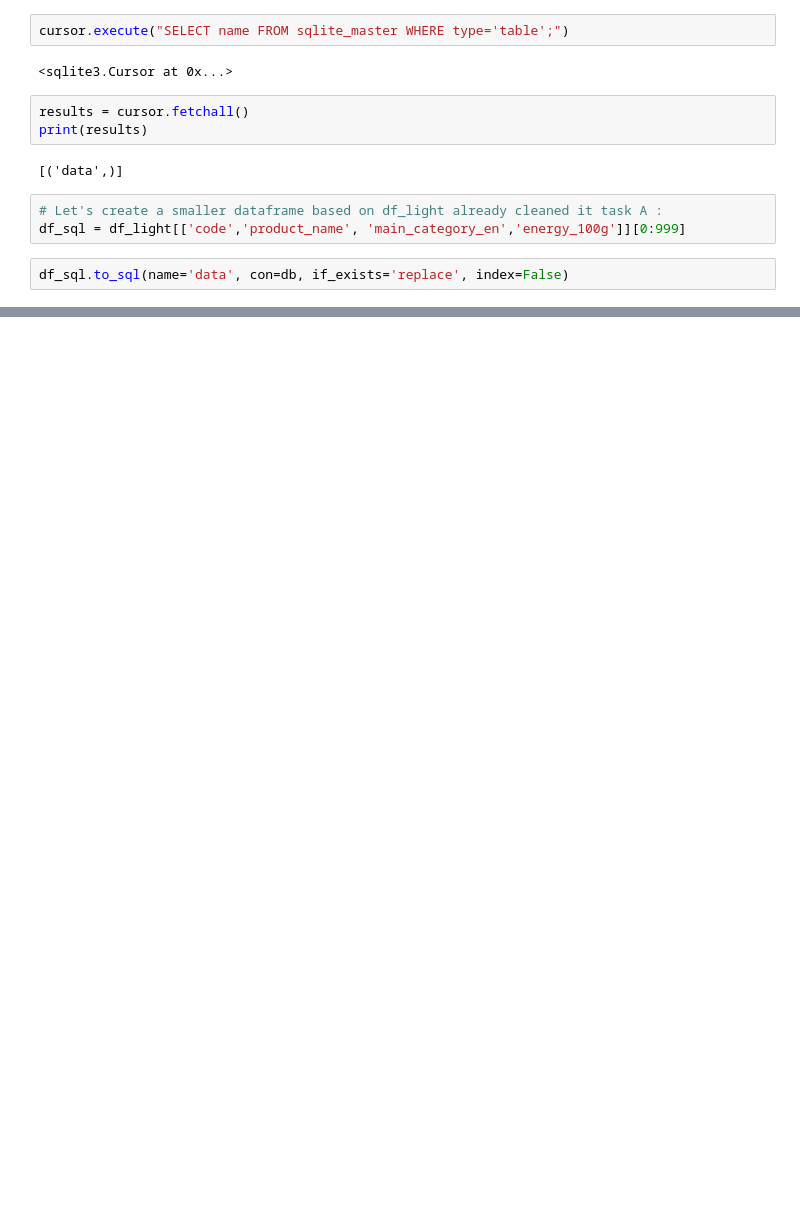
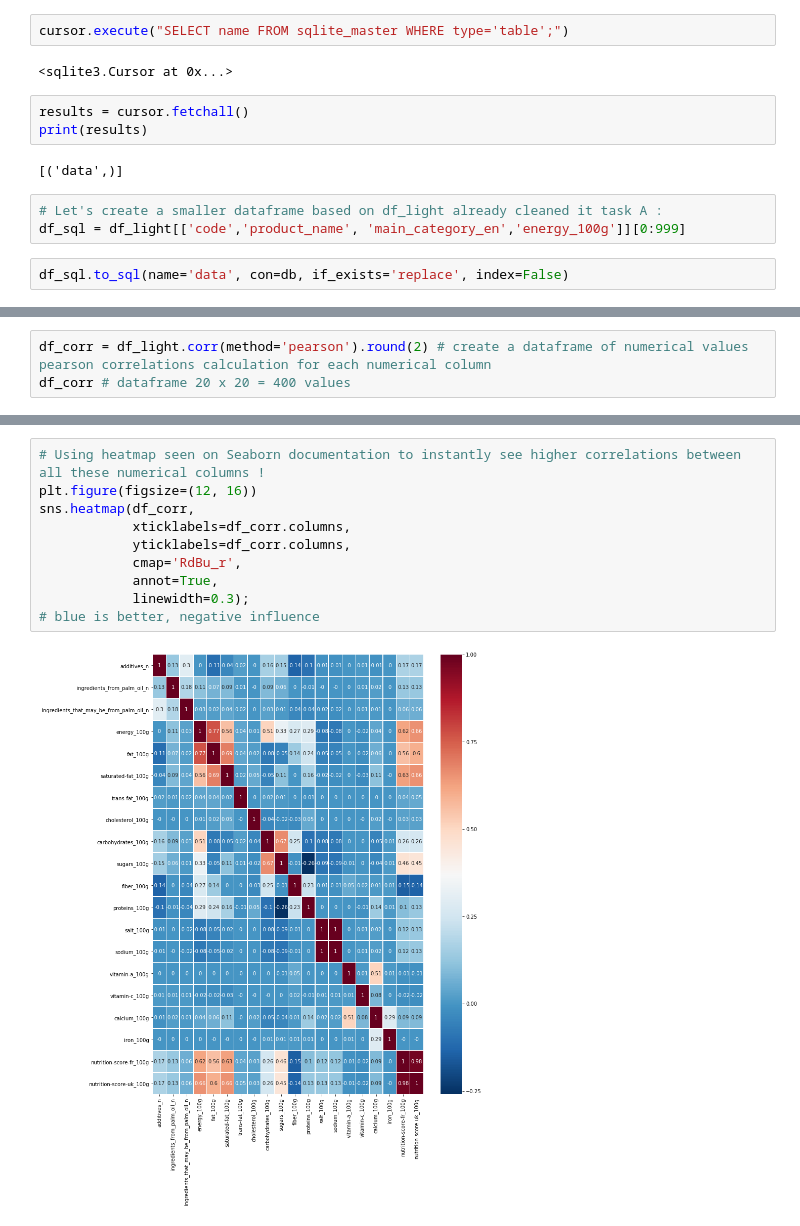
Before and after one commit to LyesOUDINACHE/EPFL-Course, a Jupyter notebook: 2-9 - Course Project 2 - Openfoodfacts.ipynb, the cells around one changed output, grey strips where cells are left out. Drawn from its saved outputs; the diff is of its cells as text; blank space fills up the shorter version.

```diff
--- a/2-9 - Course Project 2 - Openfoodfacts.ipynb
+++ b/2-9 - Course Project 2 - Openfoodfacts.ipynb
@@ -1853,0 +1875,3 @@ results
+# %%
+df_corr = df_light.corr(method='pearson').round(2) # create a dataframe of numerical values pearson correlations calculation for each numerical column
+df_corr # dataframe 20 x 20 = 400 values
@@ -1853,0 +1896,12 @@ results
+# %%
+# Using heatmap seen on Seaborn documentation to instantly see higher correlations between all these numerical columns !
+plt.figure(figsize=(12, 16))
+sns.heatmap(df_corr,
+            xticklabels=df_corr.columns,
+            yticklabels=df_corr.columns,
+            cmap='RdBu_r',
+            annot=True,
+            linewidth=0.3);
+# blue is better, negative influence
+# %% [output]
+[figure, added]
```
Also changed, not shown: parts of 14 cells of this notebook.
